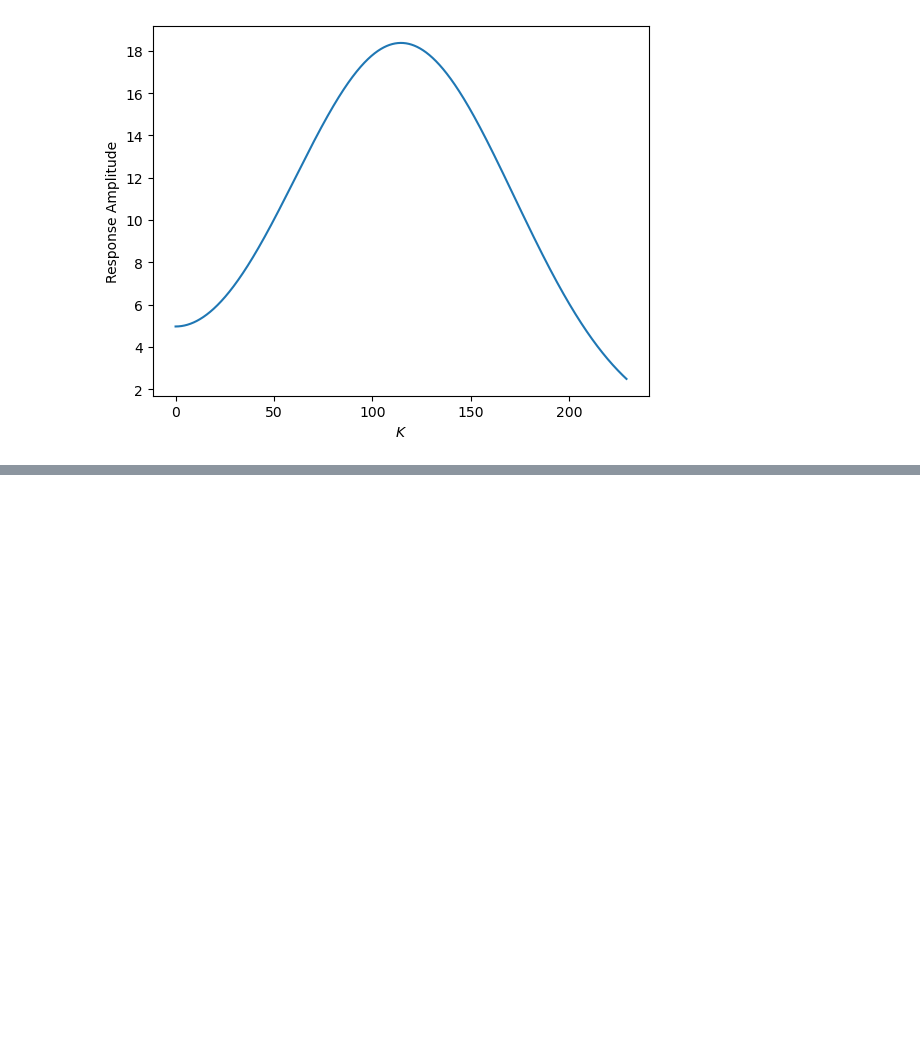
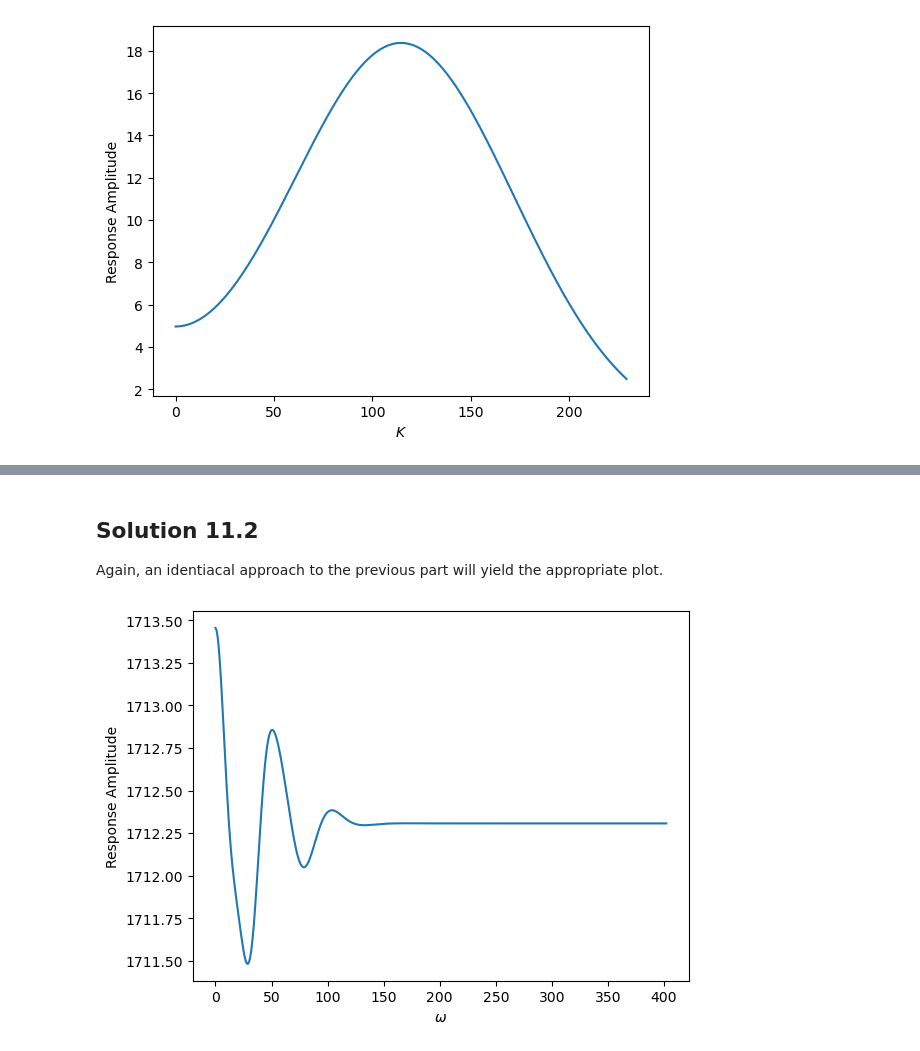
Before and after one commit to JKilgallen/theoretical_neuroscience, a Jupyter notebook: exercises/c2.ipynb, the cells around one changed output, grey strips where cells are left out. Saved outputs shown, nothing was run; the diff lists cells and outputs as text; code cells hidden in the pictures; blank space fills up the shorter version.

Commit message:
Added solution to exercise 13.

```diff
--- a/exercises/c2.ipynb
+++ b/exercises/c2.ipynb
@@ -1076,0 +1151,37 @@ plt.ylabel(r'Response Amplitude');
+# %% [markdown]
+## Solution 11.2
+Again, an identiacal approach to the previous part will yield the appropriate plot.
+# %%
+dx = 0.01
+dy = 0.01
+x = np.arange(-np.pi/32, np.pi/32, dx)
+y = np.zeros(len(x))
+
+dt = 0.0005
+t = np.arange(0,0.3,dt)
+
+dw = 0.01
+w = np.arange(0, 128*np.pi)
+
+xs, ys, ts, ws = np.meshgrid(x, y, t, w, indexing='ij')
+
+sigma = np.pi/180
+K = 360/np.pi
+k = 360/np.pi
+alpha = 1/0.015
+
+gratings = np.cos(K*xs-ws*ts)
+ds1 = gabor_filter(xs, ys, sigma, sigma, k, 0)
+ds2 = gabor_filter(xs, ys, sigma, sigma, k, -np.pi/2)
+dt = get_two_phase_temporal_kernel(alpha, ts)
+l1 = np.sum(ds1*gratings*dt, axis=(0,1))*(dx*dy)
+l2 = np.sum(ds2*gratings*dt, axis=(0,1))*(dx*dy)
+l = l1**2 + l2**2
+
+response_amplitudes = [np.sqrt(np.dot(l[:,i], l[:,i])) for i in range(len(w))]
+
+plt.plot(w, response_amplitudes)
+plt.xlabel(r'$\omega$')
+plt.ylabel(r'Response Amplitude');
+# %% [output]
+[figure, added]
```
Also changed, not shown: parts of 21 cells of this notebook.
